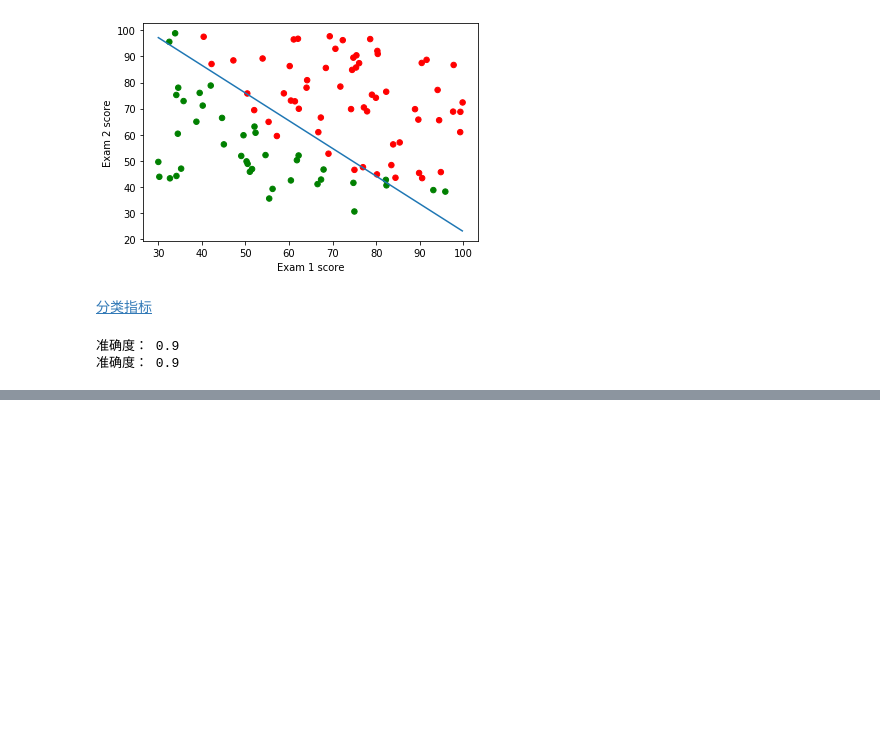
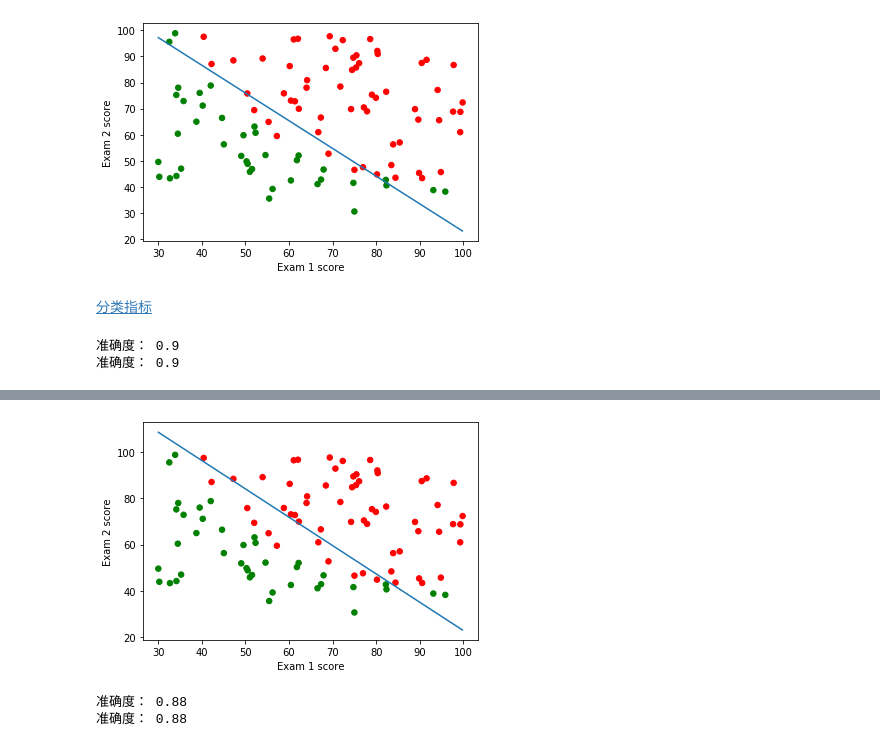
Before and after one commit to longfengpili/ML_algorithm_engineer_camp, a Jupyter notebook: 第三章、逻辑回归.ipynb, the cells around one changed output, grey strips where cells are left out. Drawn from its saved outputs; the diff is of its cells as text; code cells hidden in the pictures; blank space fills up the shorter version.

```diff
--- a/第三章、逻辑回归.ipynb
+++ b/第三章、逻辑回归.ipynb
@@ -147,0 +156,11 @@ print('准确度：',accuracy_score(y,p))
+# %%
+def sigmoide(z):
+    r = 1 / (1 + np.exp(-z))
+    return r
+def hypothesis(X, theta):
+    z = np.dot(X, theta)
+    return sigmoide(z)
+def computeCost(X, y, theta, lamda):
+    m = X.shape[0]
+    z = -1 * y * np.log(hypothesis(X,theta))-(1-y) * np.log(1-hypothesis(X,theta))
+    return np.sum(z)/m + (lamda/(2*m)*np.sum(np.power(theta, 2)))
@@ -147,0 +191,8 @@ print('准确度：',accuracy_score(y,p))
+# %%
+n = X.shape[1]#特征数
+theta = np.zeros(n+1).reshape(n+1, 1)  # theta是列向量,+1是因为求梯度时X前会增加一个全1列
+iterations = 250000
+alpha = 0.008
+lamda = 0.01
+theta = gradientDescent(X,y,theta,iterations,alpha, lamda)
+print('theta=\n',theta)
@@ -147,0 +219,24 @@ print('准确度：',accuracy_score(y,p))
+# %%
+from matplotlib import colors
+def plotDescisionBoundary(X,y,theta):
+    cm_dark = colors.ListedColormap(['g', 'r'])
+    plt.xlabel('Exam 1 score')
+    plt.ylabel('Exam 2 score')
+    plt.scatter(X[:,0],X[:,1],c=np.array(y).squeeze(),cmap=cm_dark,s=30)
+
+    #化分类决策面 theta0+theta1*x1+theta2*x2 = 0
+    # x1 = np.arange(20,110,0.1)
+    x1 = np.arange(min(X[:, 0]), max(X[:, 0]), 0.1)
+    x2 = -(theta[1]*x1+theta[0])/theta[2]
+    plt.plot(x1,x2)
+    plt.show()
+plotDescisionBoundary(X,y,theta)
+# %% [output]
+[figure, added]
+# %%
+p = predict(X)
+print('准确度：',np.mean(p==y))
+print('准确度：',accuracy_score(y,p))
+# %% [output]
+准确度： 0.88
+准确度： 0.88
```
Also changed, not shown: parts of 5 cells of this notebook.
